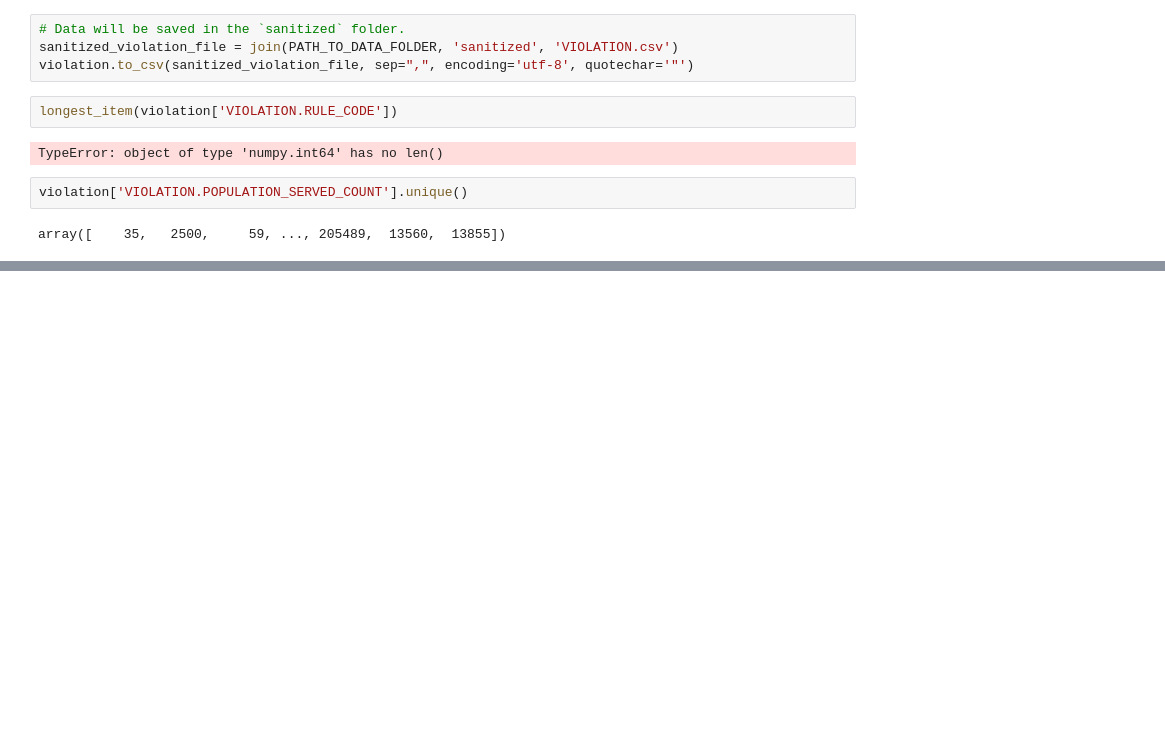
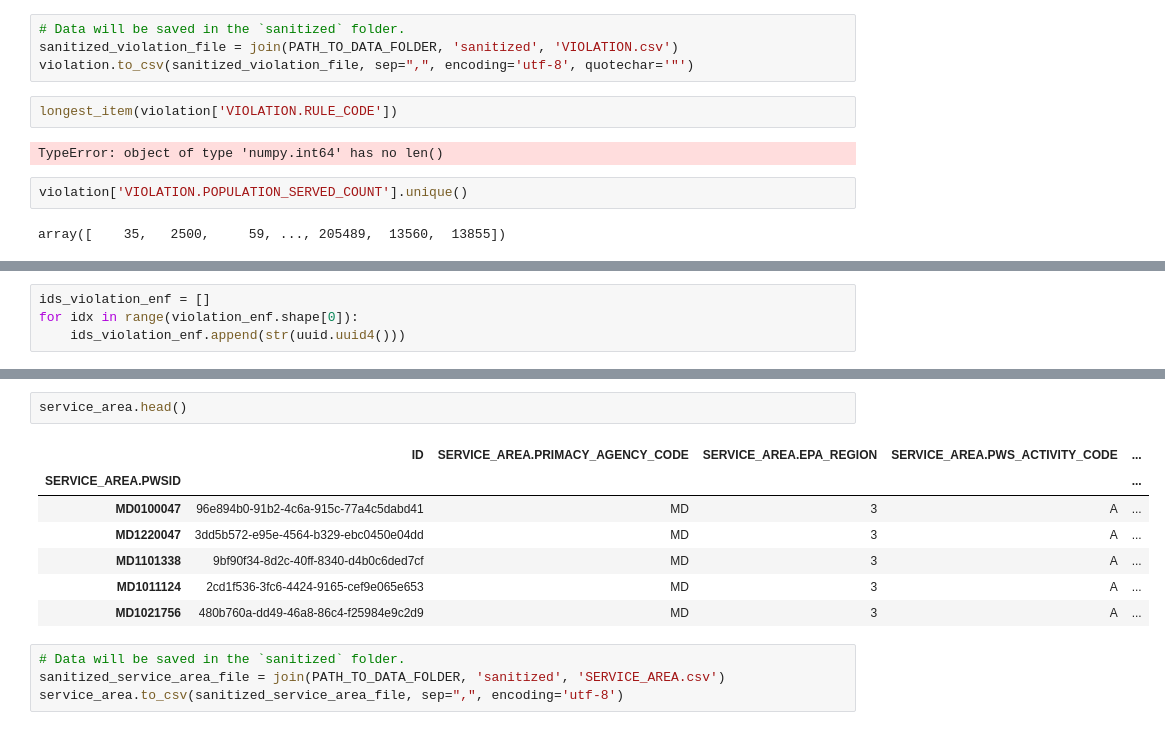
Before and after one commit to codeforboston/safe-water, a Jupyter notebook: csv_pre_processing_for_DB_integration.ipynb, the cells around one changed output, grey strips where cells are left out. Cells and saved outputs as stored; diff of their text form; blank space fills up the shorter version.

```diff
--- a/csv_pre_processing_for_DB_integration.ipynb
+++ b/csv_pre_processing_for_DB_integration.ipynb
@@ -286,0 +317,4 @@ array([    35,   2500,     59, ..., 205489,  13560,  13855])
+# %%
+ids_violation_enf = []
+for idx in range(violation_enf.shape[0]):
+    ids_violation_enf.append(str(uuid.uuid4()))
@@ -286,0 +374,14 @@ array([    35,   2500,     59, ..., 205489,  13560,  13855])
+# %%
+service_area.head()
+# %% [output]
+|  | ID | SERVICE_AREA.PRIMACY_AGENCY_CODE | SERVICE_AREA.EPA_REGION | SERVICE_AREA.PWS_ACTIVITY_CODE | ... |
+| SERVICE_AREA.PWSID |  |  |  |  | ... |
+| MD0100047 | 96e894b0-91b2-4c6a-915c-77a4c5dabd41 | MD | 3 | A | ... |
+| MD1220047 | 3dd5b572-e95e-4564-b329-ebc0450e04dd | MD | 3 | A | ... |
+| MD1101338 | 9bf90f34-8d2c-40ff-8340-d4b0c6ded7cf | MD | 3 | A | ... |
+| MD1011124 | 2cd1f536-3fc6-4424-9165-cef9e065e653 | MD | 3 | A | ... |
+| MD1021756 | 480b760a-dd49-46a8-86c4-f25984e9c2d9 | MD | 3 | A | ... |
+# %%
+# Data will be saved in the `sanitized` folder.
+sanitized_service_area_file = join(PATH_TO_DATA_FOLDER, 'sanitized', 'SERVICE_AREA.csv')
+service_area.to_csv(sanitized_service_area_file, sep=",", encoding='utf-8')
```
Also changed, not shown: parts of 17 cells of this notebook, 1 other file.
